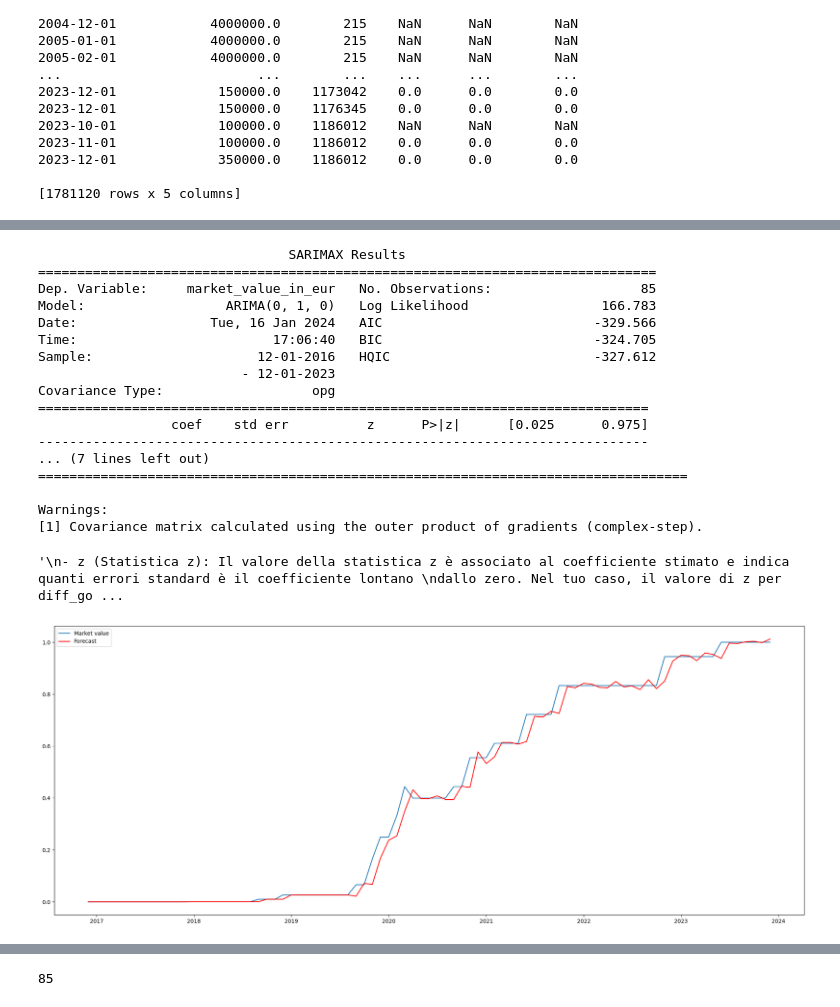
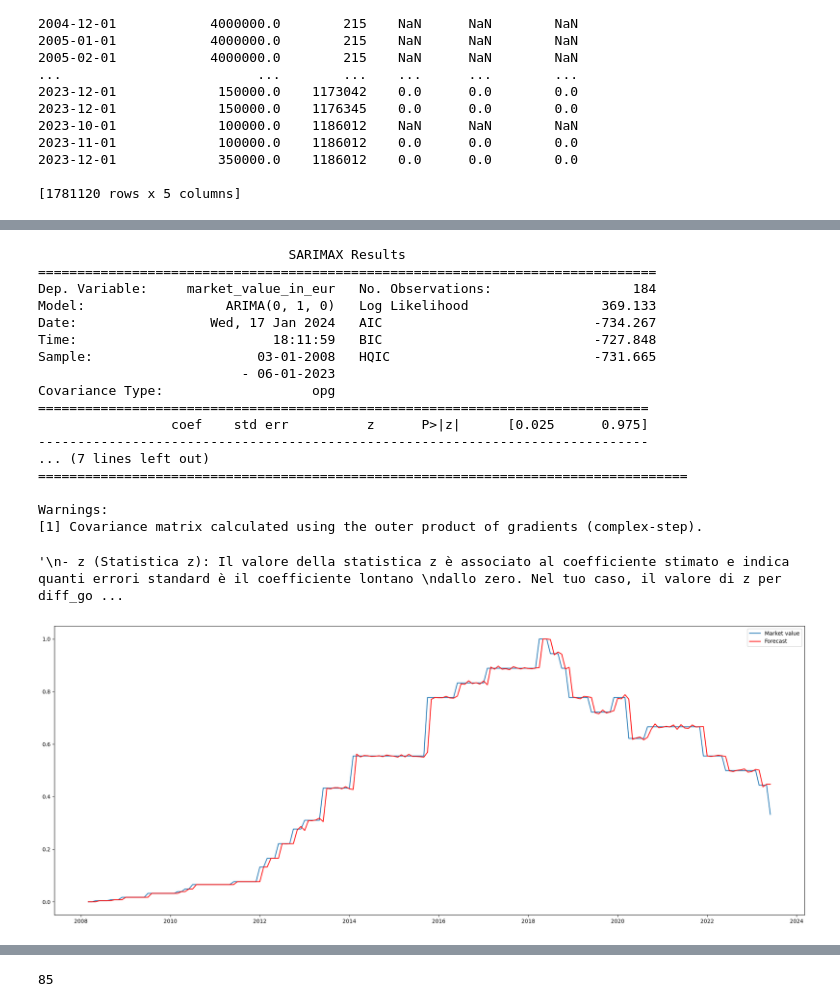
Before and after one commit to MikDR/DataScience-Python, a Jupyter notebook: codice/serie_temp/serie_per_giocatore.ipynb, the cells around one changed output, grey strips where cells are left out. Cells and saved outputs as stored; diff of their text form; code cells hidden in the pictures.

```diff
--- a/codice/serie_temp/serie_per_giocatore.ipynb
+++ b/codice/serie_temp/serie_per_giocatore.ipynb
@@ -183,28 +167,27 @@ date
 [1781120 rows x 5 columns]
 # %%
 # Specifica il player_id del giocatore di interesse
-player_id_to_plot = 418560
+player_id_to_plot = 38253
   # Cambia questo valore con l'id del giocatore desiderato
 data_nascita = df_players["date_of_birth"][df_players["player_id"] == player_id_to_plot].values
 data_nascita = pd.to_datetime(data_nascita)
 # Filtra il DataFrame per il giocatore specifico
 player_data_to_plot = df_previsione_post_etl[df_previsione_post_etl["player_id"] == player_id_to_plot]
 
-# Calcola la media e la deviazione standard della colonna "diff"
+# Calcola la min e max della colonna "market_value"
 min_mv = player_data_to_plot["market_value_in_eur"].min()
 max_mv = player_data_to_plot["market_value_in_eur"].max()
 
-# Standardizza la colonna "diff"
+# Standardizza la colonna "market_value"
 player_data_to_plot["market_value_in_eur"] = (player_data_to_plot["market_value_in_eur"] - min_mv) / (max_mv - min_mv)
 
-# Calcola la media e la deviazione standard della colonna "diff"
+# Calcola la min e max della colonna "goal"
 min_gol = player_data_to_plot["goals"].min()
 max_gol = player_data_to_plot["goals"].max()
 
 
 
-#player_data_to_plot["goals"] = player_data_to_plot["goals"].fillna(mean_diff_gol, inplace=True)
-# Standardizza la colonna "diff"
+# Standardizza la colonna "goal"
 player_data_to_plot["goals"] = (player_data_to_plot["goals"] - min_gol) / (max_gol - min_gol)
 player_data_to_plot["goals"].fillna(min_gol, inplace=True)
 
@@ -416,5 +398,0 @@ Name: diff, Length: 85, dtype: float64
-# %%
-differenced_series["goals"].fillna(differenced_series["goals"].mean(), inplace=True)
-print(differenced_series["goals"])
-
-test_stationarity(differenced_series["goals"]) #questo differenzio
@@ -443,10 +410,10 @@ See the caveats in the documentation: https://pandas.pydata.org/pandas-docs/stab
 # %%
 differenced_series["diff_goal"] = differenced_series['goals'].diff()
+pd.set_option("display.max_row", None)
 print(differenced_series["diff_goal"])
 
 # Esegui nuovamente il test di stazionarietà sulla serie differenziata
-mean_fill_value = differenced_series["diff_goal"].mean().round()
-differenced_series["diff_goal"].fillna(mean_fill_value, inplace=True)
+differenced_series["diff_goal"].fillna(0.0, inplace=True)
 
 
 test_stationarity(differenced_series["diff_goal"])
@@ -480,7 +446,0 @@ See the caveats in the documentation: https://pandas.pydata.org/pandas-docs/stab
-# %%
-test_stationarity(differenced_series["eta"])
-
-differenced_series["diff_eta"] = differenced_series['eta'].diff()
-differenced_series["diff_eta"].fillna(0, inplace=True)
-
-test_stationarity(differenced_series["diff_eta"])
@@ -574,7 +493,7 @@ Warnings:
 # fit ARIMA model
 fig = plt.figure(figsize=(20,8))
 #devi fare gli attaccanti con i gol, poichè al ruolo att è legato maggiormente il prezzo al gol, per il dif/cen NOOOOO!!!!
-model1 = ARIMA(endog=differenced_series["market_value_in_eur"], exog=differenced_series[["diff_goal"]], order=(0,1,0))
+model1 = ARIMA(endog=differenced_series["market_value_in_eur"], exog=differenced_series["diff_goal"], order=(0,1,0))
 ax = plt.gca()
 results1 = model1.fit()
 plt.plot(differenced_series["market_value_in_eur"])
@@ -586,40 +505,40 @@ plt.savefig(f"../../images/model_ARIMA_player_{player_id_to_plot}.png")
 
 print(results1.summary())
 
 '''
 - z (Statistica z): Il valore della statistica z è associato al coefficiente stimato e indica quanti errori standard è il coefficiente lontano
 dallo zero. Nel tuo caso, il valore di z per diff_goal è prossimo a 0.010.
 
 - P>|z| (Valore p): Il valore p (P>|z|) è la probabilità che il coefficiente diff_goal sia effettivamente zero (non significativo).
 In questo caso, il valore p è prossimo a 0.992.
 
 La statistica z vicina a zero suggerisce che il coefficiente diff_goal non è significativamente diverso da zero.
 Il valore p elevato (vicino a 0.992) conferma questa osservazione e suggerisce che il coefficiente diff_goal non è statisticamente significativo.
 In altre parole, dal punto di vista statistico, sembra che il termine diff_goal non abbia un impatto significativo sulla tua variabile dipendente,
 almeno in base alle informazioni fornite dalle statistiche z e p-value nel tuo modello ARIMA.
 Potresti considerare la possibilità di esaminare ulteriormente la validità del termine esogeno diff_goal o esplorare altre variabili che
 potrebbero avere un impatto maggiore sulla tua serie temporale.
 '''
 # %% [output]
                                 SARIMAX Results
 ===============================================================================
-Dep. Variable:     market_value_in_eur   No. Observations:                   85
-Model:                  ARIMA(0, 1, 0)   Log Likelihood                 166.783
-Date:                 Tue, 16 Jan 2024   AIC                           -329.566
-Time:                         17:06:40   BIC                           -324.705
-Sample:                     12-01-2016   HQIC                          -327.612
-                          - 12-01-2023
+Dep. Variable:     market_value_in_eur   No. Observations:                  184
+Model:                  ARIMA(0, 1, 0)   Log Likelihood                 369.133
+Date:                 Wed, 17 Jan 2024   AIC                           -734.267
+Time:                         18:11:59   BIC                           -727.848
+Sample:                     03-01-2008   HQIC                          -731.665
+                          - 06-01-2023
 Covariance Type:                   opg
 ==============================================================================
                  coef    std err          z      P>|z|      [0.025      0.975]
 ------------------------------------------------------------------------------
 ... (7 lines left out)
 ===================================================================================
 
 Warnings:
 [1] Covariance matrix calculated using the outer product of gradients (complex-step).
 '\n- z (Statistica z): Il valore della statistica z è associato al coefficiente stimato e indica quanti errori standard è il coefficiente lontano \ndallo zero. Nel tuo caso, il valore di z per diff_go ...
-[figure, old version]
+[figure, new version]
 # %%
 #addestramento con età
 
```
Also changed, not shown: parts of 27 cells of this notebook, 1 other file.
